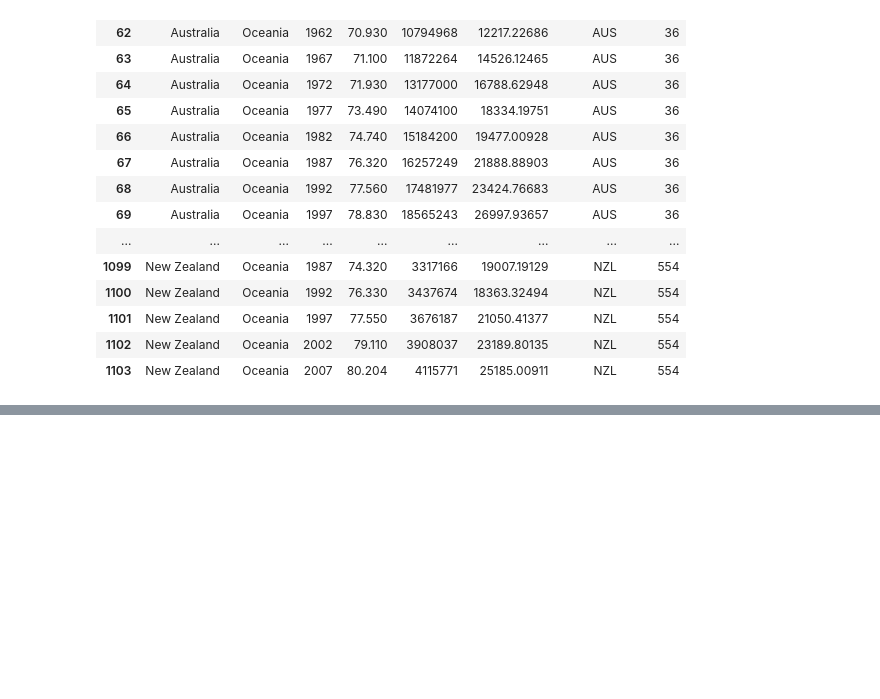
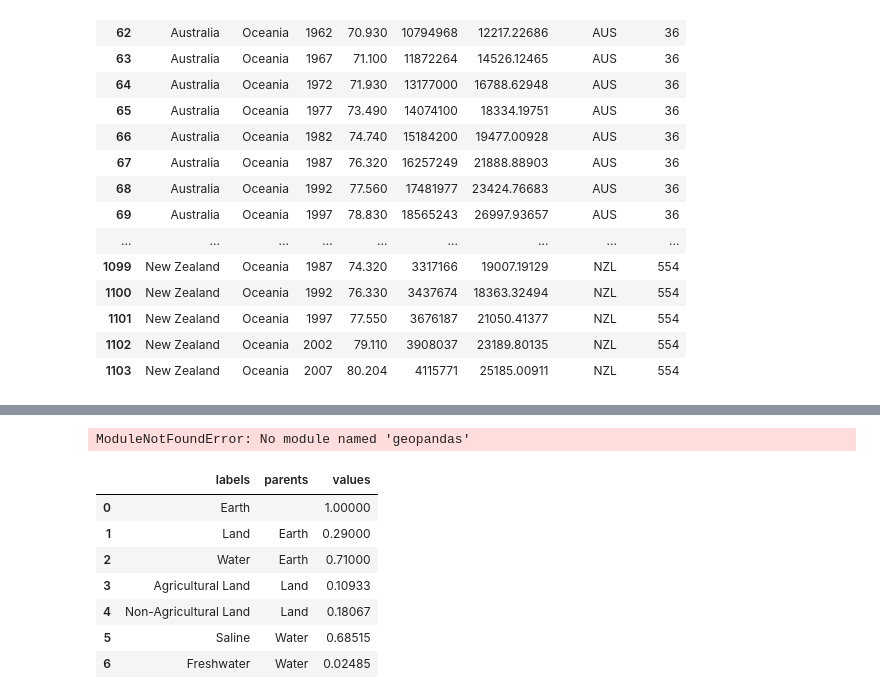
Before and after one commit to ruhanahmad/DataScience, a Jupyter notebook: pythonplotly/visulisation.ipynb, the cells around one changed output, grey strips where cells are left out. Saved outputs shown, nothing was run; the diff lists cells and outputs as text; code cells hidden in the pictures; blank space fills up the shorter version.

```diff
--- a/pythonplotly/visulisation.ipynb
+++ b/pythonplotly/visulisation.ipynb
@@ -92,0 +236,8 @@ fig.update_layout(legend=dict(yanchor="top",y=0.95,xanchor = "left",x=0.01),titl
+# %%
+
+import geopandas as gdp
+import pandas as pd
+peaks = pd.read_csv("kashti.csv")
+peaks = gpd.GeoDataFrame(peaks,geometry = gpd.points_from_xy(peaks.lon,peaks.lat))
+# %% [output]
+ModuleNotFoundError: No module named 'geopandas'
@@ -92,0 +247,15 @@ fig.update_layout(legend=dict(yanchor="top",y=0.95,xanchor = "left",x=0.01),titl
+# %%
+earth = pd.DataFrame({'labels':['Earth','Land','Water','Agricultural Land','Non-Agricultural Land','Saline','Freshwater'],
+                      'parents':['','Earth','Earth','Land','Land','Water','Water'],
+                      'values':[1,.29,.71,.10933,.18067,.68515,.02485]})
+
+earth
+# %% [output]
+|  | labels | parents | values |
+| 0 | Earth |  | 1.00000 |
+| 1 | Land | Earth | 0.29000 |
+| 2 | Water | Earth | 0.71000 |
+| 3 | Agricultural Land | Land | 0.10933 |
+| 4 | Non-Agricultural Land | Land | 0.18067 |
+| 5 | Saline | Water | 0.68515 |
+| 6 | Freshwater | Water | 0.02485 |
```
Also changed, not shown: parts of 53 cells of this notebook, 2 other files.
